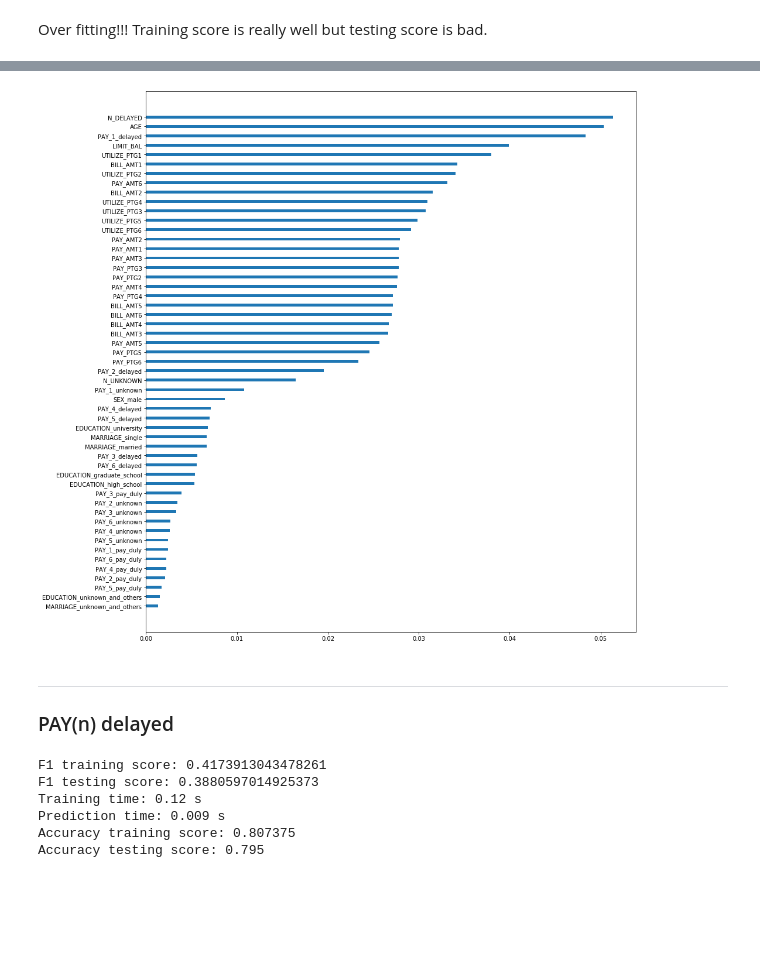
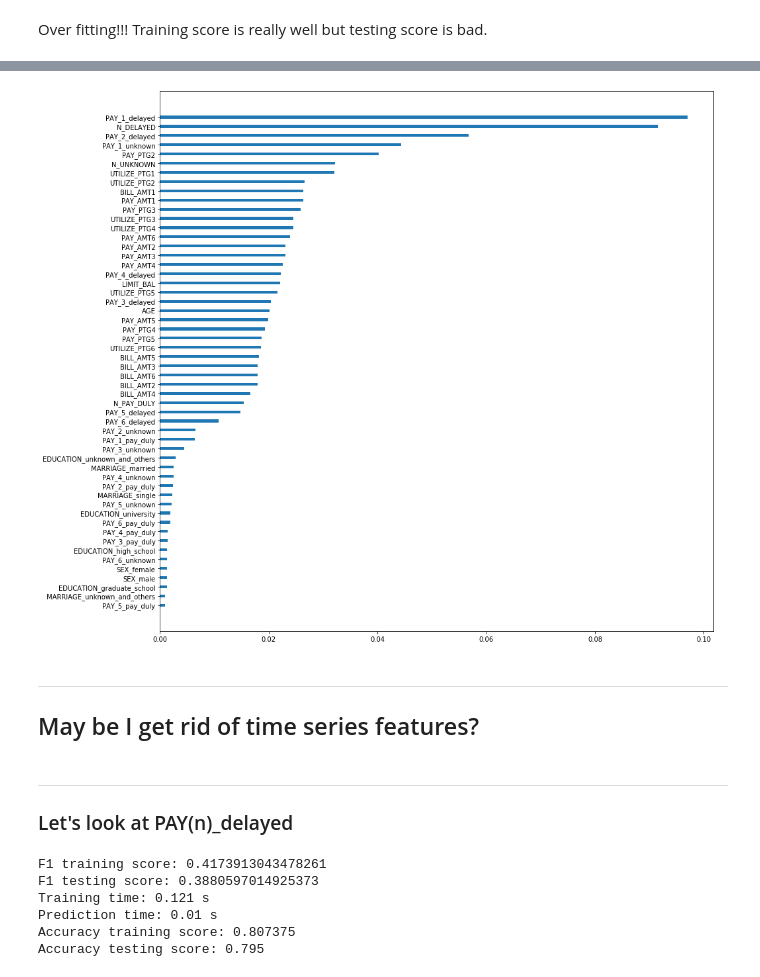
Before and after one commit to yickminglee/Reap-DS-challenge, a Jupyter notebook: Exploratory Data Analysis.ipynb, the cells around one changed output, grey strips where cells are left out. Cells and saved outputs as stored; diff of their text form; code cells hidden in the pictures; blank space fills up the shorter version.

```diff
--- a/Exploratory Data Analysis.ipynb
+++ b/Exploratory Data Analysis.ipynb
@@ -664,0 +653,3 @@ array(['SEX_male', 'EDUCATION_graduate_school', 'EDUCATION_high_school',
+# %%
+categorical_names_raw = feature_names_raw[28:]
+categorical_names_raw
@@ -665,6 +667,6 @@ array(['SEX_male', 'EDUCATION_graduate_school', 'EDUCATION_high_school',
 # %%
 # if I were to try SVM, remember to scale continuous variables before proceeding
-feature_names = np.concatenate((continuous_names, categorical_names))
+feature_names_raw = np.concatenate((continuous_names_raw, categorical_names_raw))
 # %% [markdown]
 ---
 ### Split into training and testing set
@@ -697,3 +699,5 @@ d_rate
+# %%
+feature_names = feature_names_raw
 # %%
 # get feature and labels
 features_train, features_test = \
@@ -770,0 +788,31 @@ NameError: name 'features' is not defined
+# %%
+from sklearn.ensemble import RandomForestClassifier
+from sklearn.metrics import f1_score
+from sklearn import metrics
+
+clf = RandomForestClassifier(n_estimators=100, criterion='entropy', max_depth=10, min_samples_split=60, min_samples_leaf=5, random_state=0)
+
+
+# Train the model using the training sets
+t0 = time()
+clf.fit(features_train, labels_train)
+training_time = round(time() - t0, 3)
+
+# Predict the response for test dataset
+t0 = time()
+predictions = clf.predict(features_test)
+prediction_time = round(time() - t0, 3)
+
+# evaluate result
+training_score = f1_score(y_true = labels_train, y_pred = clf.predict(features_train))
+score = f1_score(y_true = labels_test, y_pred = predictions)
+
+# Print results
+print ("F1 training score:", training_score)
+print ("F1 testing score:", score)
+print ("Training time:", training_time, "s")
+print ("Prediction time:", prediction_time, "s")
+
+# quickly check the accuracy score as well
+print ("Accuracy training score:", metrics.accuracy_score(labels_train, clf.predict(features_train)))
+print ("Accuracy testing score:", metrics.accuracy_score(labels_test, predictions))
@@ -771,16 +875,19 @@ NameError: name 'features' is not defined
 # %%
 importances = clf.feature_importances_
 importances
 
 # visualize variable importance
 importances = clf.feature_importances_
 importances_sorted = np.argsort(importances) # sort in increasing order
 
-plt.figure(figsize=(15,17))
-plt.barh(range(importances.shape[0]), importances[importances_sorted], tick_label=feature_names[importances_sorted], height=0.3)
+plt.figure(figsize=(15,15))
+plt.barh(range(importances.shape[0]), importances[importances_sorted], tick_label=np.array(feature_names)[importances_sorted.astype(int)], height=0.3)
 plt.show()
 # %% [output]
-[figure, old version]
+[figure, new version]
+# %% [markdown]
+---
+## May be I get rid of time series features?
 # %% [markdown]
 ---
-### PAY(n) delayed
+### Let's look at PAY(n)_delayed
@@ -803,6 +904,12 @@ labels_train, labels_test = \
 from sklearn.ensemble import RandomForestClassifier
 from sklearn.metrics import f1_score
 from sklearn import metrics
+
+# get feature and labels
+features_train, features_test = \
+    df_train[feature_names].values, df_test[feature_names].values
+labels_train, labels_test = \
+    df_train['DEFAULT_PAY'].values,df_test['DEFAULT_PAY'].values
 
 clf = RandomForestClassifier(n_estimators=50, random_state=0)
 
@@ -833,8 +940,8 @@ print ("Accuracy testing score:", metrics.accuracy_score(labels_test, prediction
 # %% [output]
 F1 training score: 0.4173913043478261
 F1 testing score: 0.3880597014925373
-Training time: 0.12 s
-Prediction time: 0.009 s
+Training time: 0.121 s
+Prediction time: 0.01 s
 Accuracy training score: 0.807375
 Accuracy testing score: 0.795
 # %%
```
Also changed, not shown: parts of 38 cells of this notebook, 1 other file.
